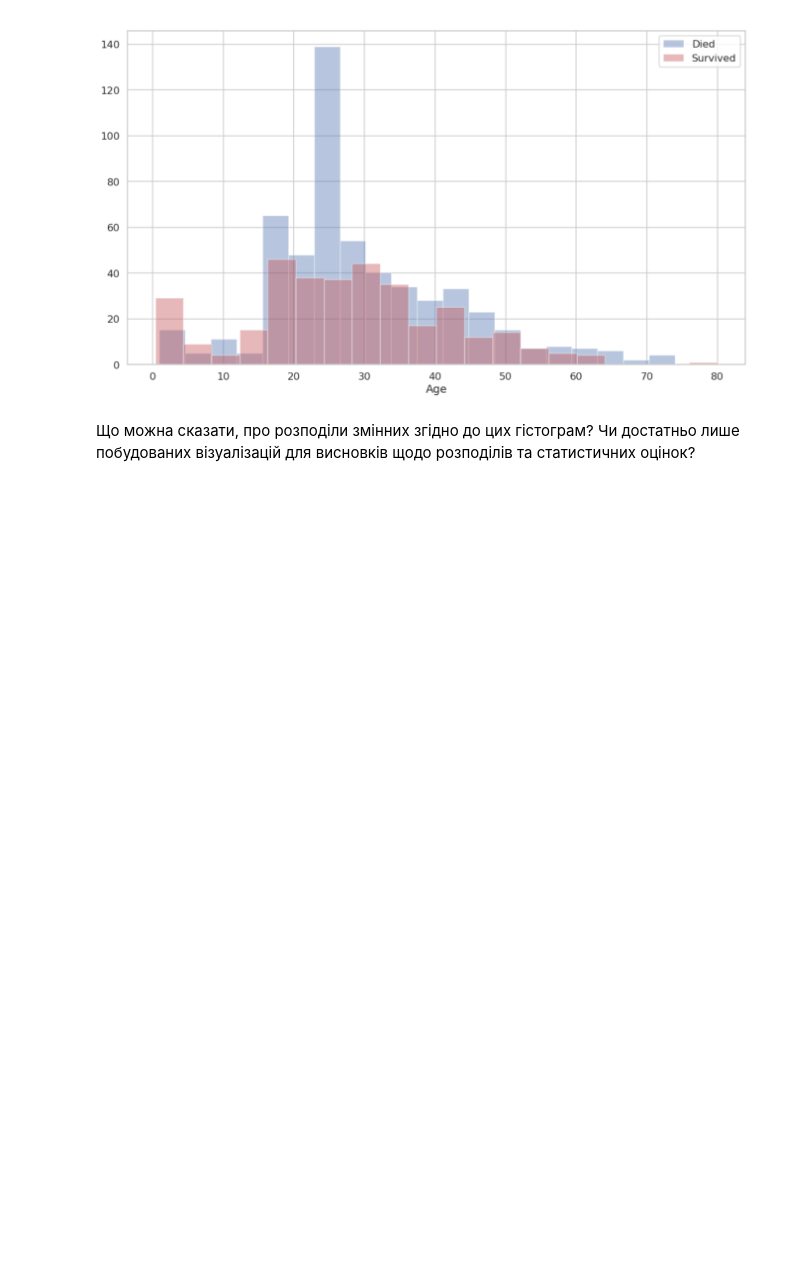
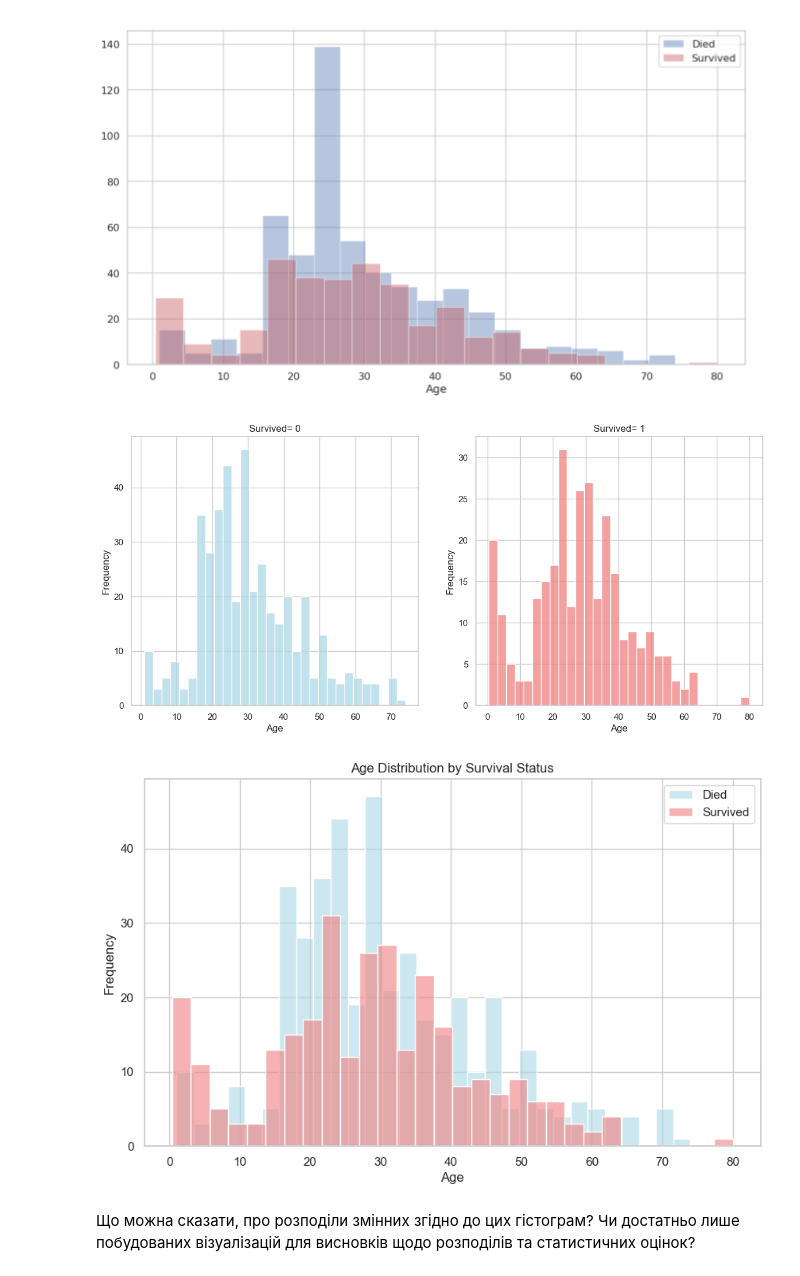
Before and after one commit to xwfeqi/BAI, a Jupyter notebook: LAB2BAI/Task2_basic_ai_ad_(3).ipynb, the cells around one changed output. Saved outputs shown, nothing was run; the diff lists cells and outputs as text; code cells hidden in the pictures; blank space fills up the shorter version.

```diff
--- a/LAB2BAI/Task2_basic_ai_ad_(3).ipynb
+++ b/LAB2BAI/Task2_basic_ai_ad_(3).ipynb
@@ -153,3 +165,32 @@ plt.show()
+# %%
+fig, axes = plt.subplots(1, 2, figsize=(14, 6))
+
+# Гістограма віку для тих, хто не вижив
+sns.histplot(dataset[dataset["Survived"] == 0]["Age"], bins=30, kde=False, color="lightblue", ax=axes[0])
+axes[0].set_title("Survived= 0")
+axes[0].set_xlabel("Age")
+axes[0].set_ylabel("Frequency")
+
+# Гістограма віку для тих, хто вижив
+sns.histplot(dataset[dataset["Survived"] == 1]["Age"], bins=30, kde=False, color="lightcoral", ax=axes[1])
+axes[1].set_title("Survived= 1")
+axes[1].set_xlabel("Age")
+axes[1].set_ylabel("Frequency")
+
+plt.show()
+
+# Гістограма з накладанням
+plt.figure(figsize=(10, 6))
+sns.histplot(dataset[dataset["Survived"] == 0]["Age"], bins=30, kde=False, color="lightblue", label="Died", alpha=0.6)
+sns.histplot(dataset[dataset["Survived"] == 1]["Age"], bins=30, kde=False, color="lightcoral", label="Survived", alpha=0.6)
+plt.legend()
+plt.xlabel("Age")
+plt.ylabel("Frequency")
+plt.title("Age Distribution by Survival Status")
+plt.show()
+# %% [output]
+[figure, added]
+[figure, added]
 # %% [markdown]
 Що можна сказати, про розподіли змінних згідно до цих гістограм? Чи достатньо лише побудованих візуалізацій для висновків щодо розподілів та статистичних оцінок?
 # %% [markdown]
```
Also changed, not shown: parts of 10 cells of this notebook.
